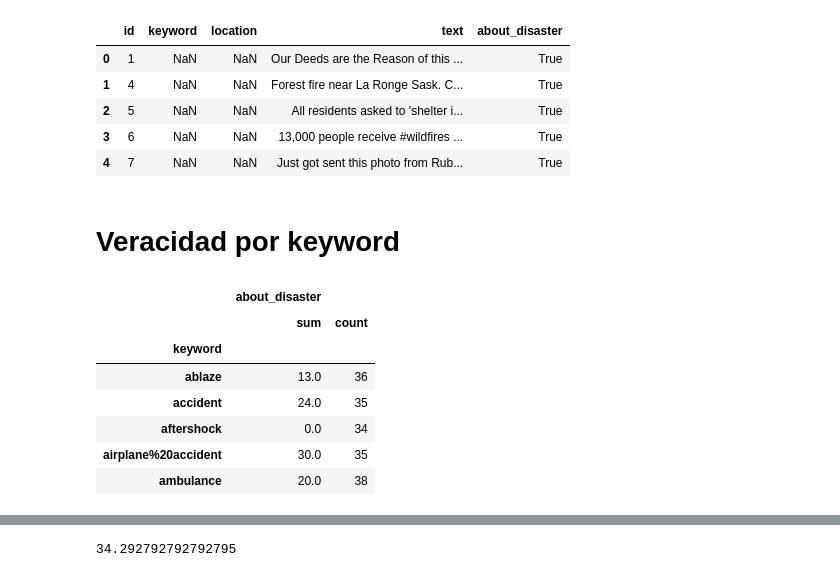
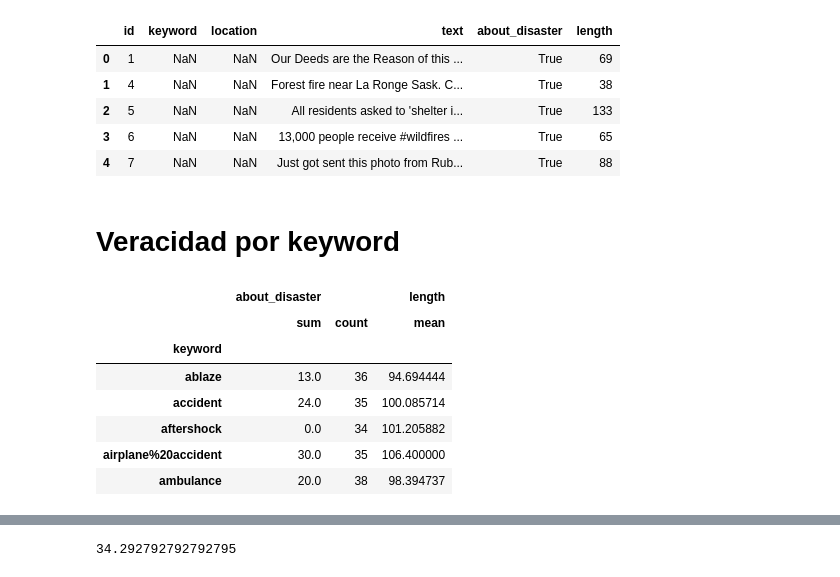
Before and after one commit to RiedelNicolas/TP1-Organizacion-de-Datos, a Jupyter notebook: Gonza.ipynb, the cells around one changed output, grey strips where cells are left out. Cells and saved outputs as stored; diff of their text form; code cells hidden in the pictures.

```diff
--- a/Gonza.ipynb
+++ b/Gonza.ipynb
@@ -16,30 +16,31 @@ tweets.sample(n=5)
 # %%
 tweets_final = tweets.rename(columns={'target':'about_disaster'})
 tweets_final['about_disaster'] = ((tweets_final['about_disaster'])==1)
+tweets_final['length'] = (tweets_final['text']).str.len()
 tweets_final.head()
 # %% [output]
-|  | id | keyword | location | text | about_disaster |
-| 0 | 1 | NaN | NaN | Our Deeds are the Reason of this ... | True |
-| 1 | 4 | NaN | NaN | Forest fire near La Ronge Sask. C... | True |
-| 2 | 5 | NaN | NaN | All residents asked to 'shelter i... | True |
-| 3 | 6 | NaN | NaN | 13,000 people receive #wildfires ... | True |
-| 4 | 7 | NaN | NaN | Just got sent this photo from Rub... | True |
+|  | id | keyword | location | text | about_disaster | length |
+| 0 | 1 | NaN | NaN | Our Deeds are the Reason of this ... | True | 69 |
+| 1 | 4 | NaN | NaN | Forest fire near La Ronge Sask. C... | True | 38 |
+| 2 | 5 | NaN | NaN | All residents asked to 'shelter i... | True | 133 |
+| 3 | 6 | NaN | NaN | 13,000 people receive #wildfires ... | True | 65 |
+| 4 | 7 | NaN | NaN | Just got sent this photo from Rub... | True | 88 |
 # %% [markdown]
 # Veracidad por keyword
 # %%
 tweets_final['keyword'].fillna("none_keyword", inplace=True)
 # %%
-tweets_por_keyword = tweets_final.groupby(['keyword']).agg({'about_disaster':['sum','count']})
+tweets_por_keyword = tweets_final.groupby(['keyword']).agg({'about_disaster':['sum','count'],'length':['mean']})
 tweets_por_keyword.head()
 # %% [output]
-|  | about_disaster |  |
-|  | sum | count |
-| keyword |  |  |
-| ablaze | 13.0 | 36 |
-| accident | 24.0 | 35 |
-| aftershock | 0.0 | 34 |
-| airplane%20accident | 30.0 | 35 |
-| ambulance | 20.0 | 38 |
+|  | about_disaster |  | length |
+|  | sum | count | mean |
+| keyword |  |  |  |
+| ablaze | 13.0 | 36 | 94.694444 |
+| accident | 24.0 | 35 | 100.085714 |
+| aftershock | 0.0 | 34 | 101.205882 |
+| airplane%20accident | 30.0 | 35 | 106.400000 |
+| ambulance | 20.0 | 38 | 98.394737 |
 # %%
 tweets_por_keyword.info()
 # %% [output]
```
Also changed, not shown: parts of 10 cells of this notebook.
